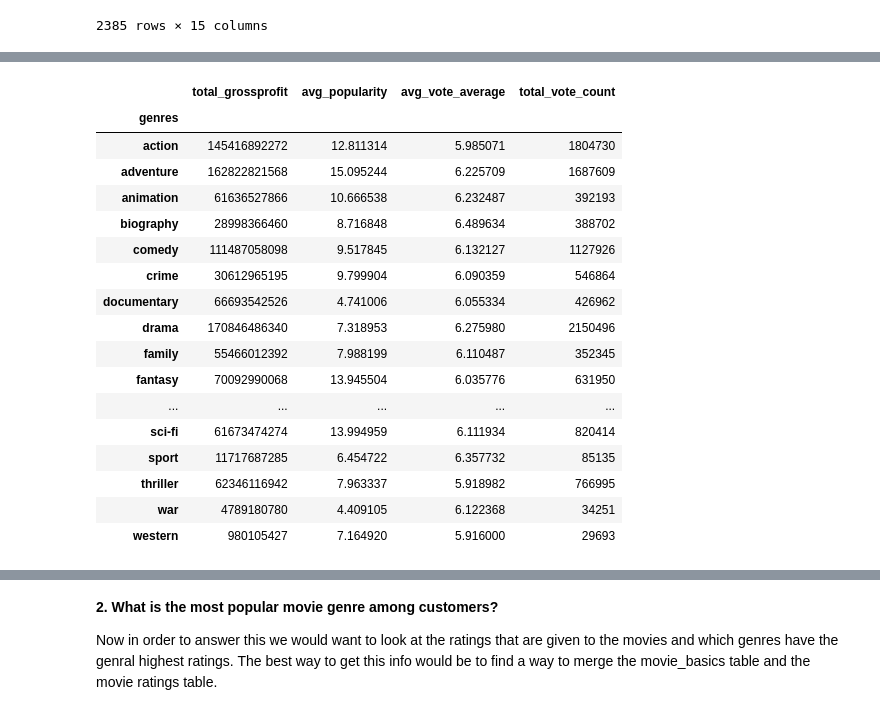
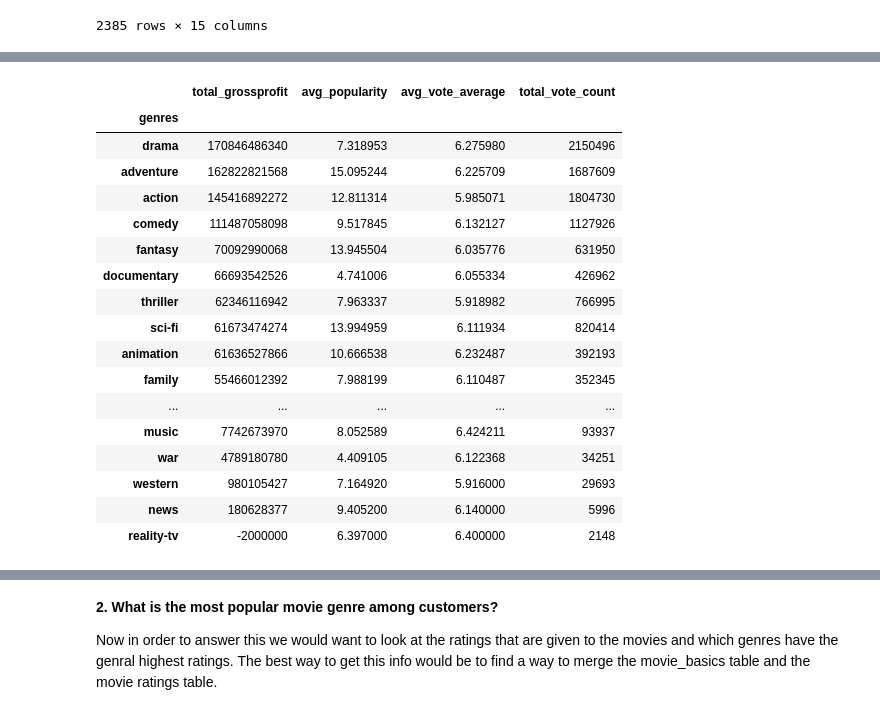
Before and after one commit to Ogam-Alvin/Phase2Project, a Jupyter notebook: movie_recomendation.ipynb, the cells around one changed output, grey strips where cells are left out. Cells and saved outputs as stored; diff of their text form; code cells hidden in the pictures.

```diff
--- a/movie_recomendation.ipynb
+++ b/movie_recomendation.ipynb
@@ -413,24 +413,24 @@ movie_total.head(15)
 | 13 | Justice League | 584969504 | 34.953 | 6.2 | 7510 | Justice League | 2017 | ... |
 | 14 | Justice League | 584969504 | 34.953 | 6.2 | 7510 | Justice League | 2017 | ... |
 # %%
-profit_by_genres = movie_total.groupby('genres').agg(total_grossprofit=pd.NamedAgg(column='grossprofit', aggfunc='sum'), avg_popularity=pd.NamedAgg(column='popularity', aggfunc='mean'),avg_vote_average=pd.NamedAgg(column='vote_average', aggfunc='mean'), total_vote_count=pd.NamedAgg(column='vote_count', aggfunc='sum'))
+profit_by_genres = movie_total.groupby('genres').agg(total_grossprofit=pd.NamedAgg(column='grossprofit', aggfunc='sum'), avg_popularity=pd.NamedAgg(column='popularity', aggfunc='mean'),avg_vote_average=pd.NamedAgg(column='vote_average', aggfunc='mean'), total_vote_count=pd.NamedAgg(column='vote_count', aggfunc='sum')).sort_values(by='total_grossprofit', ascending = False)
 profit_by_genres
 # %% [output]
 |  | total_grossprofit | avg_popularity | avg_vote_average | total_vote_count |
 | genres |  |  |  |  |
+| drama | 170846486340 | 7.318953 | 6.275980 | 2150496 |
+| adventure | 162822821568 | 15.095244 | 6.225709 | 1687609 |
 | action | 145416892272 | 12.811314 | 5.985071 | 1804730 |
-| adventure | 162822821568 | 15.095244 | 6.225709 | 1687609 |
+| comedy | 111487058098 | 9.517845 | 6.132127 | 1127926 |
+| fantasy | 70092990068 | 13.945504 | 6.035776 | 631950 |
+| documentary | 66693542526 | 4.741006 | 6.055334 | 426962 |
+| thriller | 62346116942 | 7.963337 | 5.918982 | 766995 |
+| sci-fi | 61673474274 | 13.994959 | 6.111934 | 820414 |
 | animation | 61636527866 | 10.666538 | 6.232487 | 392193 |
-| biography | 28998366460 | 8.716848 | 6.489634 | 388702 |
-| comedy | 111487058098 | 9.517845 | 6.132127 | 1127926 |
-| crime | 30612965195 | 9.799904 | 6.090359 | 546864 |
-| documentary | 66693542526 | 4.741006 | 6.055334 | 426962 |
-| drama | 170846486340 | 7.318953 | 6.275980 | 2150496 |
 | family | 55466012392 | 7.988199 | 6.110487 | 352345 |
-| fantasy | 70092990068 | 13.945504 | 6.035776 | 631950 |
 | ... | ... | ... | ... | ... |
-| sci-fi | 61673474274 | 13.994959 | 6.111934 | 820414 |
-| sport | 11717687285 | 6.454722 | 6.357732 | 85135 |
-| thriller | 62346116942 | 7.963337 | 5.918982 | 766995 |
+| music | 7742673970 | 8.052589 | 6.424211 | 93937 |
 | war | 4789180780 | 4.409105 | 6.122368 | 34251 |
 | western | 980105427 | 7.164920 | 5.916000 | 29693 |
+| news | 180628377 | 9.405200 | 6.140000 | 5996 |
+| reality-tv | -2000000 | 6.397000 | 6.400000 | 2148 |
```
Also changed, not shown: parts of 7 cells of this notebook.
